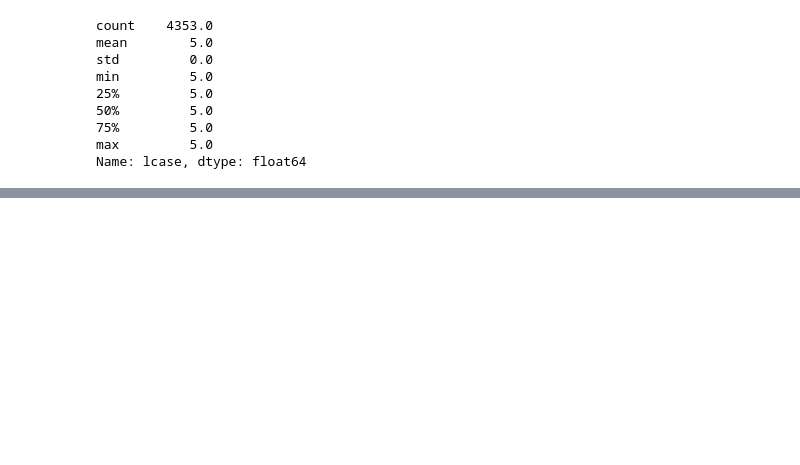
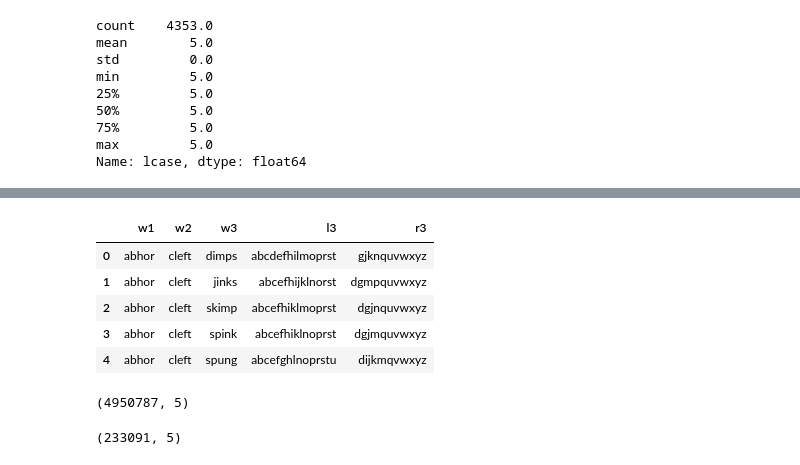
Before and after one commit to mike-babb/wordle_fun, a Jupyter notebook: five_groups_of_five_v4.ipynb, the cells around one changed output, grey strips where cells are left out. Saved outputs shown, nothing was run; the diff lists cells and outputs as text; code cells hidden in the pictures; blank space fills up the shorter version.

```diff
--- a/five_groups_of_five_v4.ipynb
+++ b/five_groups_of_five_v4.ipynb
@@ -136,0 +156,2 @@ def add_that_shit(m1, m2):
+# %%
+remainder = output.drop_duplicates(subset = ['l2_existing', 'r2_remainder'])
@@ -136,0 +192,29 @@ def add_that_shit(m1, m2):
+# %%
+working_word_df = word_df[['word_id', 'lcase']].copy()
+# %%
+l3_df_list = []
+for i_row, row in remainder.iterrows():
+
+    w1, w2, l2, r2 = row
+    # existing letters
+    existing_id_list = []
+    for l in l2:
+        l_idx = letter_dict[l]
+        test_char_matrix = char_matrix[:, l_idx] == 1
+        # print(word_id_list[test_char_matrix])
+        existing_id_list.append(word_id_list[test_char_matrix])
+
+    #print(inclusive_id_list)
+    existing_id_list = np.concatenate(existing_id_list)
+
+
+    remainder_id_list = np.setdiff1d(word_id_list, existing_id_list)
+    if remainder_id_list.size > 0:
+
+        # do this later - winnow down the set list sooner
+        r3_word_list = working_word_df.loc[working_word_df['word_id'].isin(remainder_id_list), 'lcase'].tolist()
+        # print(r3_word_list)
+        for r3_word in r3_word_list:
+            output = get_vowels(letters=l2, r_word = r3_word, min_vowel_count=2, existing_words=[w1, w2])
+            if output:
+                l3_df_list.append(output)
@@ -136,0 +223,13 @@ def add_that_shit(m1, m2):
+# %%
+l3_df.head()
+# %% [output]
+|  | w1 | w2 | w3 | l3 | r3 |
+| 0 | abhor | cleft | dimps | abcdefhilmoprst | gjknquvwxyz |
+| 1 | abhor | cleft | jinks | abcefhijklnorst | dgmpquvwxyz |
+| 2 | abhor | cleft | skimp | abcefhiklmoprst | dgjnquvwxyz |
+| 3 | abhor | cleft | spink | abcefhiklnoprst | dgjmquvwxyz |
+| 4 | abhor | cleft | spung | abcefghlnoprstu | dijkmqvwxyz |
+# %%
+l3_df.shape
+# %% [output]
+(4950787, 5)
@@ -136,0 +238,4 @@ def add_that_shit(m1, m2):
+# %%
+test_df.shape
+# %% [output]
+(233091, 5)
```
Also changed, not shown: parts of 76 cells of this notebook, 7 other files.
